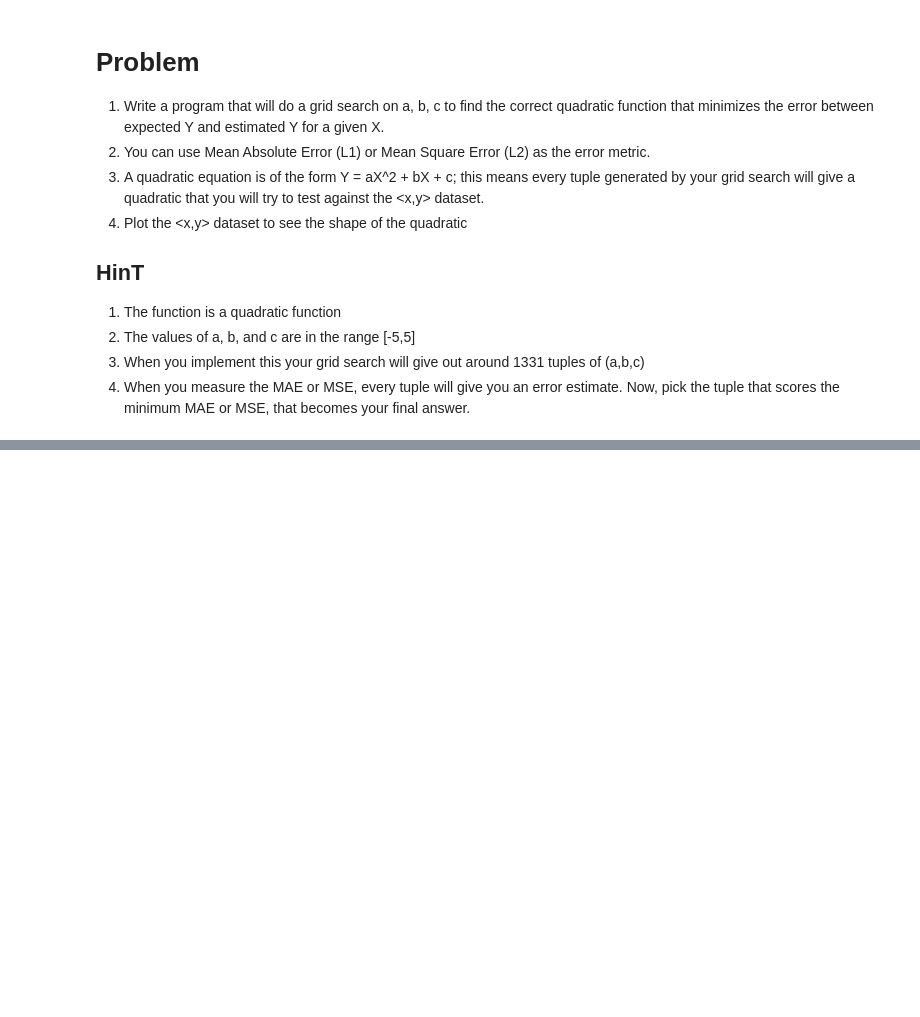
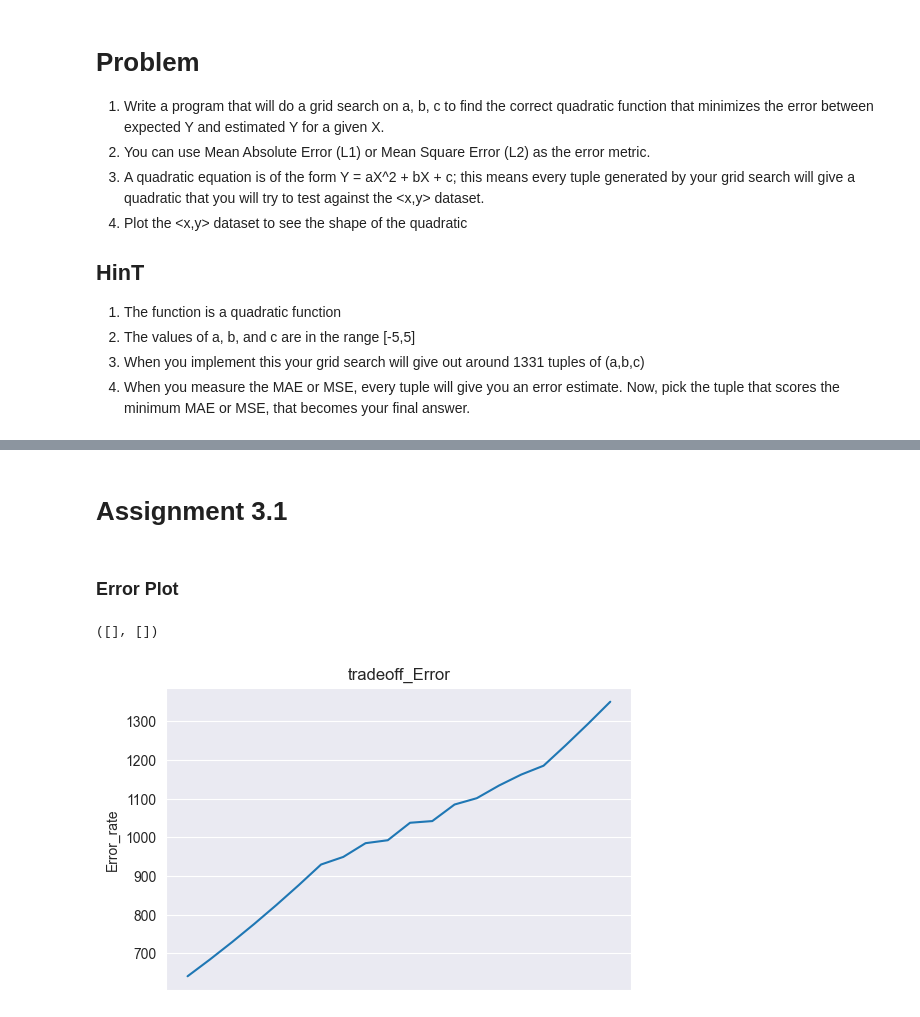
Before and after one commit to yokesh492/buddi.ai_assignements, a Jupyter notebook: assgn3.ipynb, the cells around one changed output, grey strips where cells are left out. Drawn from its saved outputs; the diff is of its cells as text; code cells hidden in the pictures; blank space fills up the shorter version.

```diff
--- a/assgn3.ipynb
+++ b/assgn3.ipynb
@@ -72,0 +75,14 @@ the mean_absolute_error : 21.08194725344262
+# %% [markdown]
+# Assignment 3.1
+# %% [markdown]
+### Error Plot
+# %%
+
+plt.figure(figsize=(6,4),dpi=100)
+sns.lineplot(x=range(1,21),y=sorted(mae)[:20])
+plt.ylabel('Error_rate');
+plt.title('tradeoff_Error')
+plt.xticks([])
+# %% [output]
+([], [])
+[figure, added]
```
Also changed, not shown: parts of 11 cells of this notebook, 3 other files.
